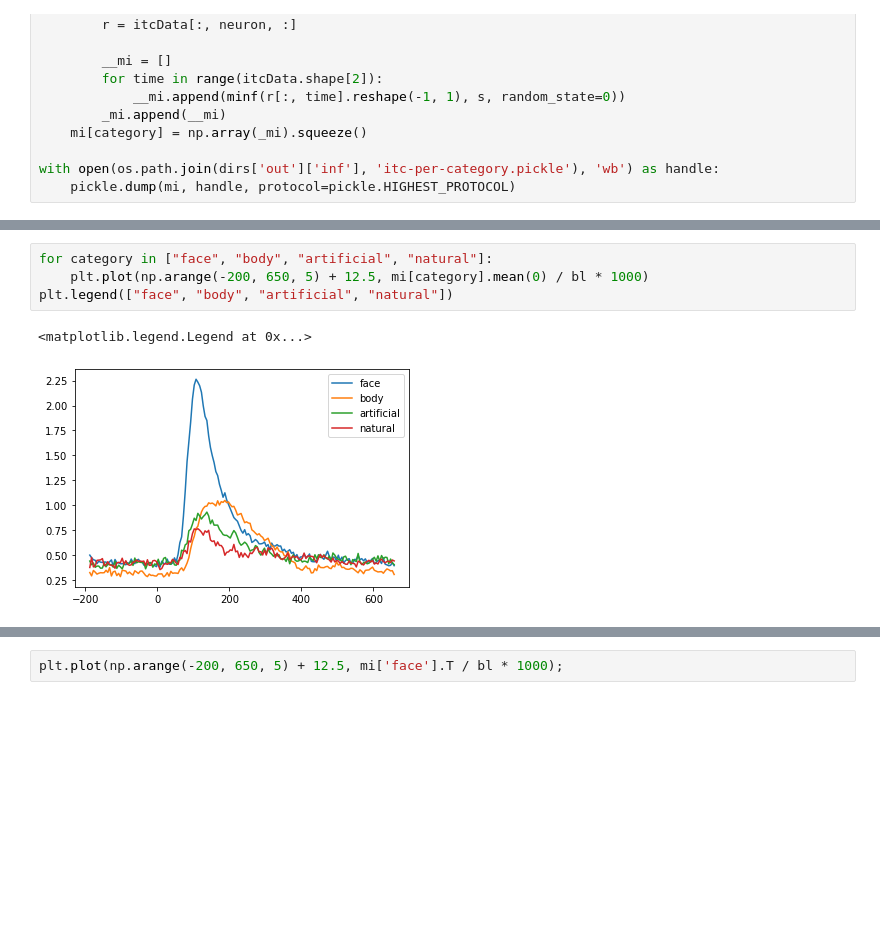
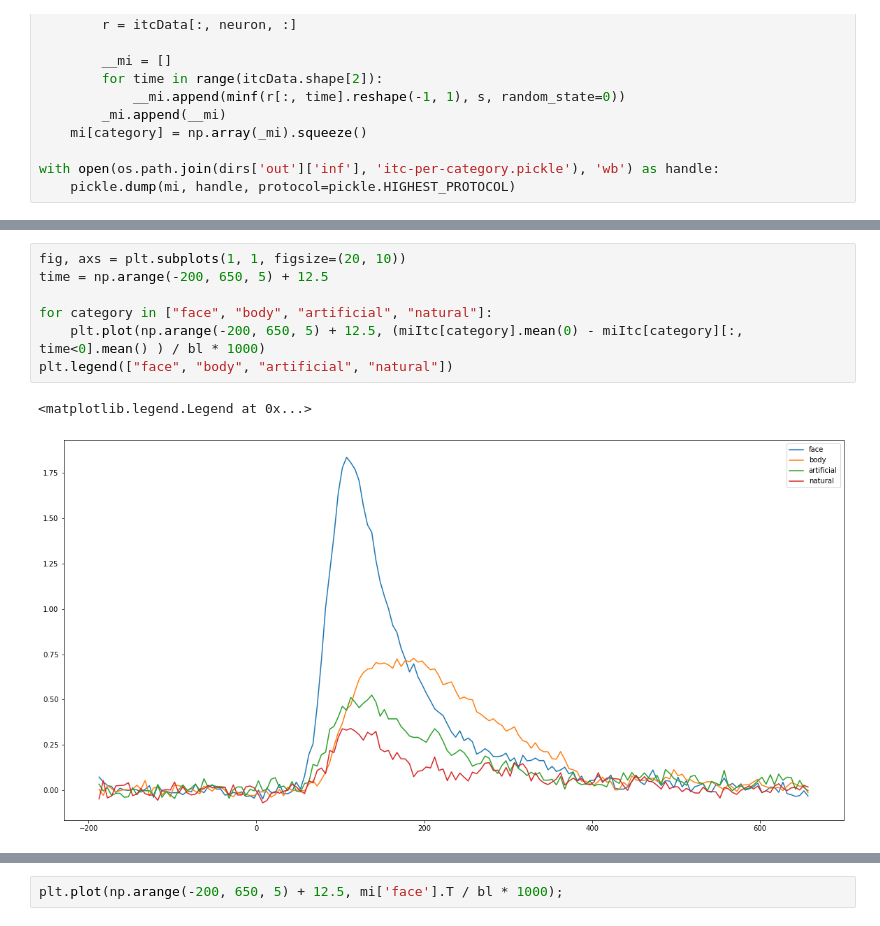
Before and after one commit to mohrabi/sua-categorical-representation, a Jupyter notebook: inf/mutual_information.ipynb, the cells around one changed output, grey strips where cells are left out. Cells and saved outputs as stored; diff of their text form; blank space fills up the shorter version.

```diff
--- a/inf/mutual_information.ipynb
+++ b/inf/mutual_information.ipynb
@@ -94,7 +97,10 @@ with open(os.path.join(dirs['out']['inf'], 'pfc-per-category.pickle'), 'wb') as
 # %%
+fig, axs = plt.subplots(1, 1, figsize=(20, 10))
+time = np.arange(-200, 650, 5) + 12.5
+
 for category in ["face", "body", "artificial", "natural"]:
-    plt.plot(np.arange(-200, 650, 5) + 12.5, mi[category].mean(0) / bl * 1000)
+    plt.plot(np.arange(-200, 650, 5) + 12.5, (miItc[category].mean(0) - miItc[category][:, time<0].mean() ) / bl * 1000)
 plt.legend(["face", "body", "artificial", "natural"])
 # %% [output]
 <matplotlib.legend.Legend at 0x...>
-[figure, old version]
+[figure, new version]
```
Also changed, not shown: parts of 8 cells of this notebook, 4 other files.
